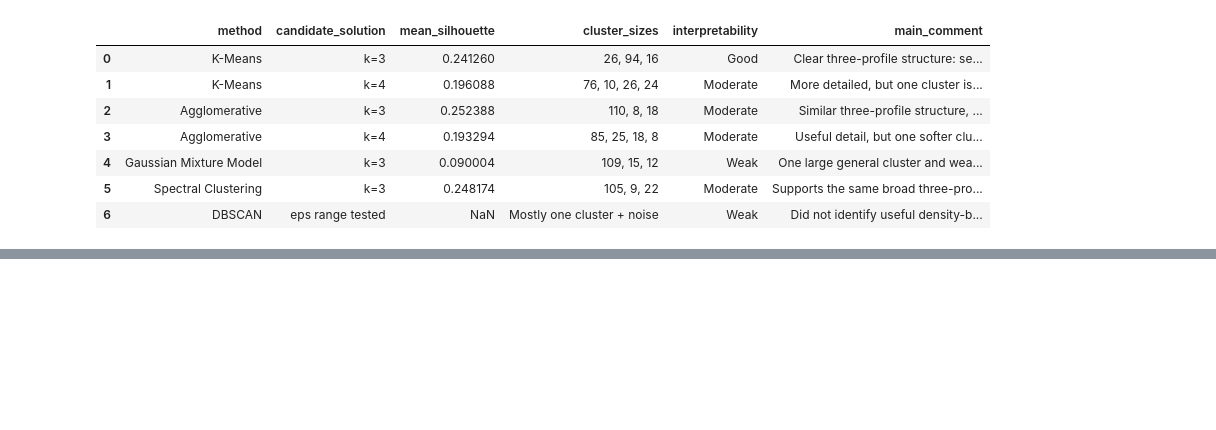
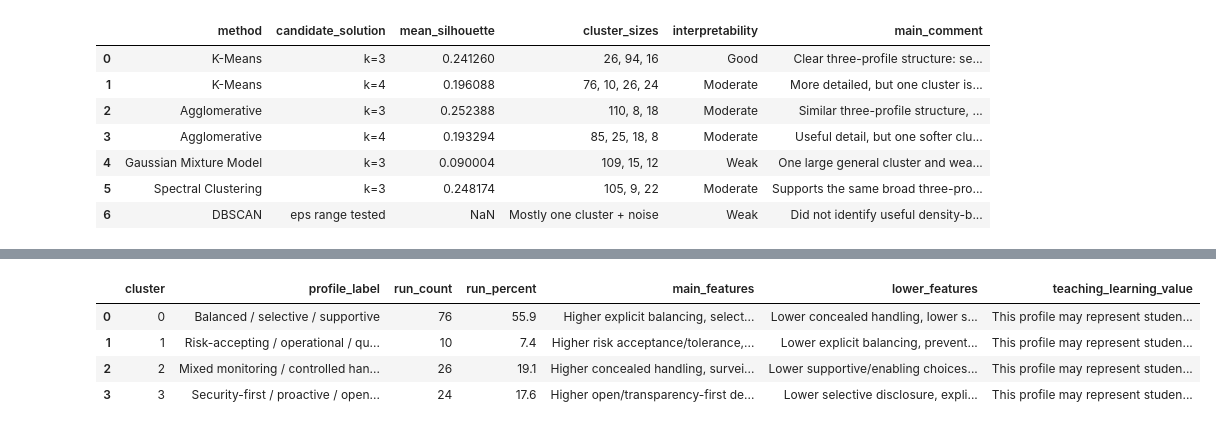
Before and after one commit to jrallison93/ISMSimulationGame, a Jupyter notebook: Analysis/Notebooks/d4_decisionlog_clustering.ipynb, the cells around one changed output, grey strips where cells are left out. Drawn from its saved outputs; the diff is of its cells as text; code cells hidden in the pictures; blank space fills up the shorter version.

Commit message:
K=4 Interpretation

```diff
--- a/Analysis/Notebooks/d4_decisionlog_clustering.ipynb
+++ b/Analysis/Notebooks/d4_decisionlog_clustering.ipynb
@@ -2185,0 +2252,80 @@ Method comparison table:
+# %%
+# Step 25B: Create clean final K-Means k=4 interpretation table
+
+final_cluster_interpretation_k4 = pd.DataFrame([
+    {
+        "cluster": 0,
+        "profile_label": "Balanced / selective / supportive",
+        "run_count": 76,
+        "run_percent": 55.9,
+        "main_features": (
+            "Higher explicit balancing, selective disclosure, supportive/enabling choices, "
+            "and slightly higher investigative/reactive risk management."
+        ),
+        "lower_features": (
+            "Lower concealed handling, lower security/risk reduction, and lower risk acceptance."
+        ),
+        "teaching_learning_value": (
+            "This profile may represent students who tried to manage trade-offs and communicate selectively, "
+            "while also showing some support-focused decision-making."
+        )
+    },
+    {
+        "cluster": 1,
+        "profile_label": "Risk-accepting / operational / quiet handling",
+        "run_count": 10,
+        "run_percent": 7.4,
+        "main_features": (
+            "Higher risk acceptance/tolerance, concealed/quiet handling, neutral human element, "
+            "operational continuity, financial efficiency, and human/staff wellbeing."
+        ),
+        "lower_features": (
+            "Lower explicit balancing, preventive/proactive risk management, open disclosure, "
+            "security/risk reduction, and enforcement-based choices."
+        ),
+        "teaching_learning_value": (
+            "This profile may represent students who were more willing to tolerate risk, protect continuity, "
+            "and handle issues quietly rather than taking visible security-focused action."
+        )
+    },
+    {
+        "cluster": 2,
+        "profile_label": "Mixed monitoring / controlled handling",
+        "run_count": 26,
+        "run_percent": 19.1,
+        "main_features": (
+            "Higher concealed handling, surveillance-oriented choices, operational continuity, "
+            "containment/defensive action, investigative/monitoring, and neutral human element."
+        ),
+        "lower_features": (
+            "Lower supportive/enabling choices, open disclosure, preventive/proactive action, "
+            "and explicit balancing."
+        ),
+        "teaching_learning_value": (
+            "This profile may represent students who approached the game through controlled monitoring "
+            "and careful handling, but the pattern is less strongly defined than the other groups."
+        )
+    },
+    {
+        "cluster": 3,
+        "profile_label": "Security-first / proactive / open disclosure",
+        "run_count": 24,
+        "run_percent": 17.6,
+        "main_features": (
+            "Higher open/transparency-first decisions, security/risk reduction, preventive/proactive risk management, "
+            "enforcement-based choices, and containment/defensive action."
+        ),
+        "lower_features": (
+            "Lower selective disclosure, explicit balancing, neutral human element, risk acceptance, "
+            "investigative/monitoring, and reactive/delayed choices."
+        ),
+        "teaching_learning_value": (
+            "This profile may represent students who treated security as the main priority and preferred early, "
+            "visible, control-focused action."
+        )
+    }
+])
+
+print("Clean final K-Means k=4 interpretation table:")
+display(final_cluster_interpretation_k4)
+# %% [output]
@@ -2185,0 +2333,5 @@ Method comparison table:
+|  | cluster | profile_label | run_count | run_percent | main_features | lower_features | teaching_learning_value |
+| 0 | 0 | Balanced / selective / supportive | 76 | 55.9 | Higher explicit balancing, select... | Lower concealed handling, lower s... | This profile may represent studen... |
+| 1 | 1 | Risk-accepting / operational / qu... | 10 | 7.4 | Higher risk acceptance/tolerance,... | Lower explicit balancing, prevent... | This profile may represent studen... |
+| 2 | 2 | Mixed monitoring / controlled han... | 26 | 19.1 | Higher concealed handling, survei... | Lower supportive/enabling choices... | This profile may represent studen... |
+| 3 | 3 | Security-first / proactive / open... | 24 | 17.6 | Higher open/transparency-first de... | Lower selective disclosure, expli... | This profile may represent studen... |
```
Also changed, not shown: parts of 4 cells of this notebook.
